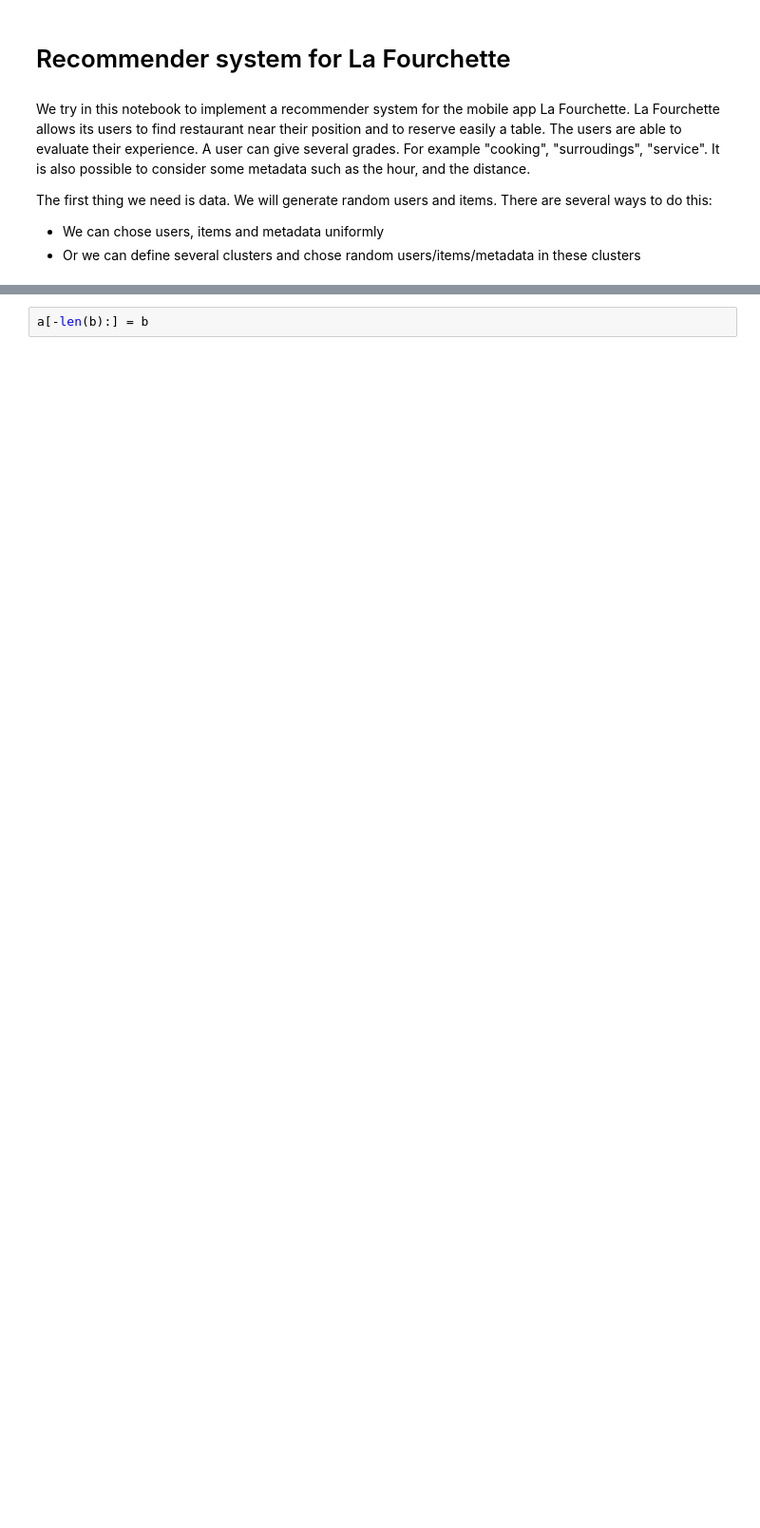
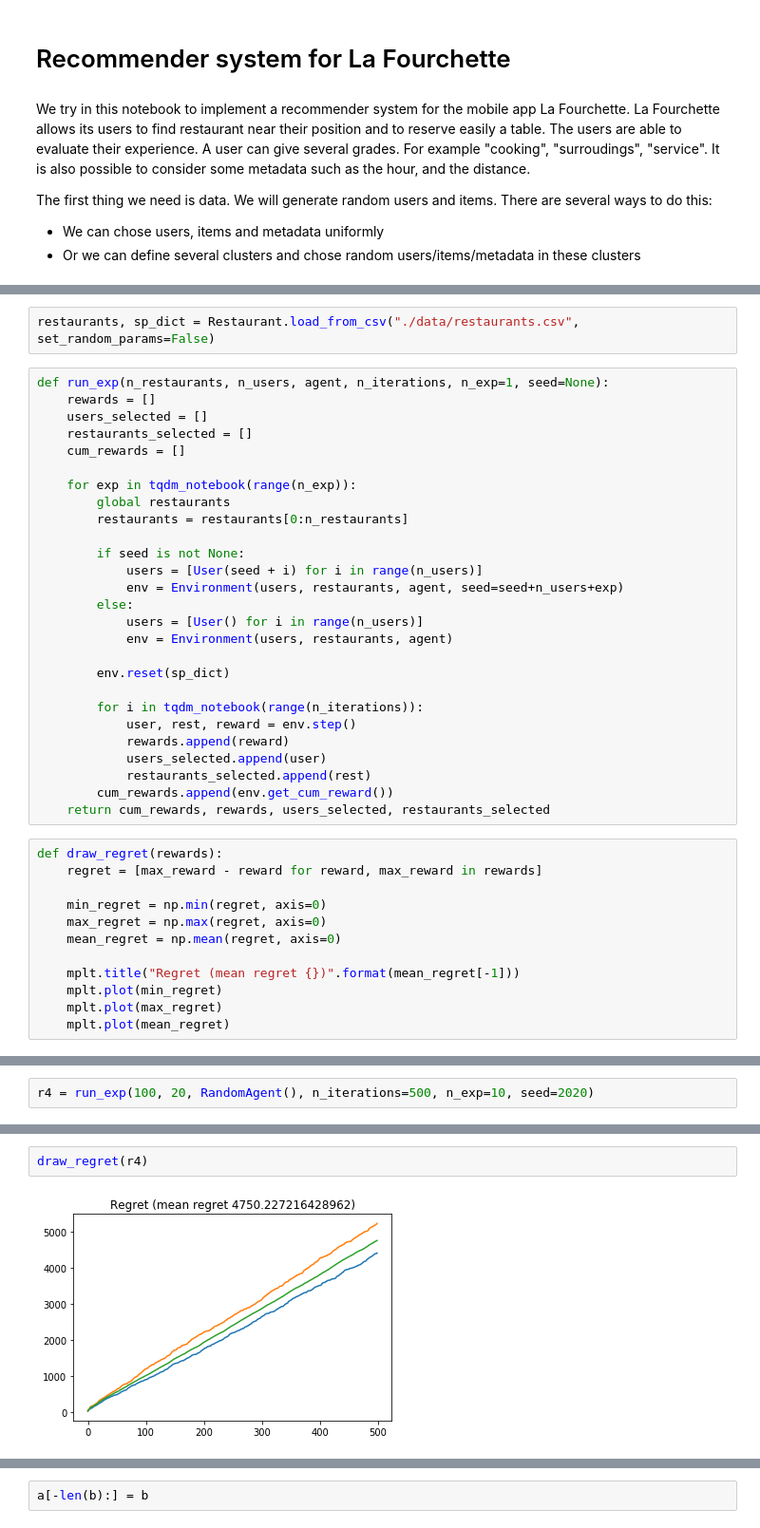
Before and after one commit to Scotchy/LaFourchette, a Jupyter notebook: RecommenderSystem.ipynb, the cells around one changed output, grey strips where cells are left out. Shown: that part at 95% size. Cells and saved outputs as stored; diff of their text form; blank space fills up the shorter version.

```diff
--- a/RecommenderSystem.ipynb
+++ b/RecommenderSystem.ipynb
@@ -305,0 +26,41 @@ b = np.array([1,2,3])
+# %%
+restaurants, sp_dict = Restaurant.load_from_csv("./data/restaurants.csv", set_random_params=False)
+# %%
+def run_exp(n_restaurants, n_users, agent, n_iterations, n_exp=1, seed=None):
+    rewards = []
+    users_selected = []
+    restaurants_selected = []
+    cum_rewards = []
+
+    for exp in tqdm_notebook(range(n_exp)):
+        global restaurants
+        restaurants = restaurants[0:n_restaurants]
+
+        if seed is not None:
+            users = [User(seed + i) for i in range(n_users)]
+            env = Environment(users, restaurants, agent, seed=seed+n_users+exp)
+        else:
+            users = [User() for i in range(n_users)]
+            env = Environment(users, restaurants, agent)
+
+        env.reset(sp_dict)
+
+        for i in tqdm_notebook(range(n_iterations)):
+            user, rest, reward = env.step()
+            rewards.append(reward)
+            users_selected.append(user)
+            restaurants_selected.append(rest)
+        cum_rewards.append(env.get_cum_reward())
+    return cum_rewards, rewards, users_selected, restaurants_selected
+# %%
+def draw_regret(rewards):
+    regret = [max_reward - reward for reward, max_reward in rewards]
+
+    min_regret = np.min(regret, axis=0)
+    max_regret = np.max(regret, axis=0)
+    mean_regret = np.mean(regret, axis=0)
+
+    mplt.title("Regret (mean regret {})".format(mean_regret[-1]))
+    mplt.plot(min_regret)
+    mplt.plot(max_regret)
+    mplt.plot(mean_regret)
@@ -305,0 +95,2 @@ b = np.array([1,2,3])
+# %%
+r4 = run_exp(100, 20, RandomAgent(), n_iterations=500, n_exp=10, seed=2020)
@@ -305,0 +129,4 @@ b = np.array([1,2,3])
+# %%
+draw_regret(r4)
+# %% [output]
+[figure, added]
```
Also changed, not shown: parts of 70 cells of this notebook, 5 other files.
